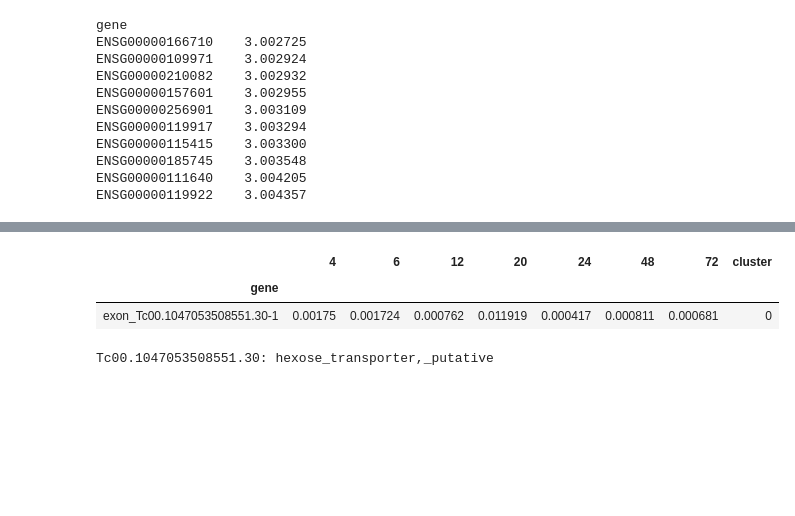
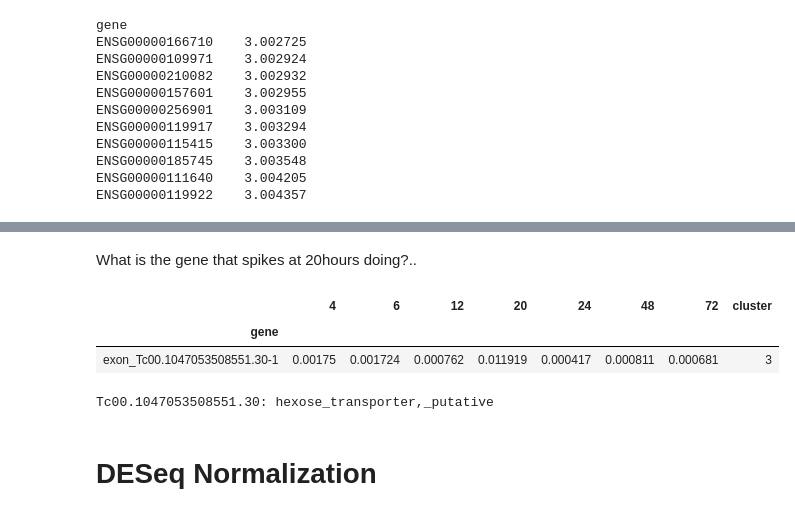
Before and after one commit to khughitt/rotation_el-sayed, a Jupyter notebook: notebooks/T_Cruzi_RNA-Seq_Time_Series_Analysis.ipynb, the cells around one changed output, grey strips where cells are left out. Saved outputs shown, nothing was run; the diff lists cells and outputs as text; code cells hidden in the pictures; blank space fills up the shorter version.

```diff
--- a/notebooks/T_Cruzi_Gene_Expression_Time_Series_Analysis.ipynb
+++ b/notebooks/T_Cruzi_RNA-Seq_Time_Series_Analysis.ipynb
@@ -146,2 +177,0 @@ bool_mask = np.any([col_mask(data, i) for i in data.columns], axis=0)
-# %%
-data = data[bool_mask]
@@ -148 +180,3 @@ data = data[bool_mask]
+# %%
+tcruzi_replicates_norm = filter_data(tcruzi_replicates_norm, 1.96)
 # %%
@@ -153,5 +187,16 @@ data.shape
 Clustering
 ----------
 Now we are ready to cluster the results. For this initial exploration of the data we can use the [k-means clustering](http://en.wikipedia.org/wiki/K-means_clustering) routine in the [scipy.cluster](http://docs.scipy.org/doc/scipy/reference/cluster.html) package. I tried out several different numbers of clusters to generate and '4' seemed to produce pretty good results.
+# %%
+def cluster_genes(data, k=4):
+    """Clusters genes using k-means clustering"""
+    # Perform clustering
+    x = data.as_matrix()
+
+    centroids, _ = kmeans(x, k)
+    idx, _ = vq(x, centroids)
+
+    # Add new column with cluster numbers to right of data
+    return data.join(pandas.Series(idx, index=data.index, name='cluster'))
 # %%
 num_clusters = 4
@@ -345,8 +393,9 @@ Tc00.1047053511369.10: elongation_factor_1-alpha_(ef-1-alpha),_putative
-# %%
-id = data[data[20] == data[20].max()]
-id
-# %% [output]
-|  | 4 | 6 | 12 | 20 | 24 | 48 | 72 | cluster |
-| gene |  |  |  |  |  |  |  |  |
-| exon_Tc00.1047053508551.30-1 | 0.00175 | 0.001724 | 0.000762 | 0.011919 | 0.000417 | 0.000811 | 0.000681 | 0 |
+# %% [markdown]
+What is the gene that spikes at 20hours doing?..
+# %%
+tcruzi_replicates_norm[tcruzi_replicates_norm[20] == tcruzi_replicates_norm[20].max()]
+# %% [output]
+|  | 4 | 6 | 12 | 20 | 24 | 48 | 72 | cluster |
+| gene |  |  |  |  |  |  |  |  |
+| exon_Tc00.1047053508551.30-1 | 0.00175 | 0.001724 | 0.000762 | 0.011919 | 0.000417 | 0.000811 | 0.000681 | 3 |
 # %%
@@ -354,2 +403,5 @@ print ("%s: %s" % ("Tc00.1047053508551.30", genes.xs("Tc00.1047053508551.30")['d
 # %% [output]
 Tc00.1047053508551.30: hexose_transporter,_putative
+# %% [markdown]
+DESeq Normalization
+===================
```
Also changed, not shown: parts of 70 cells of this notebook, 2 other files.
